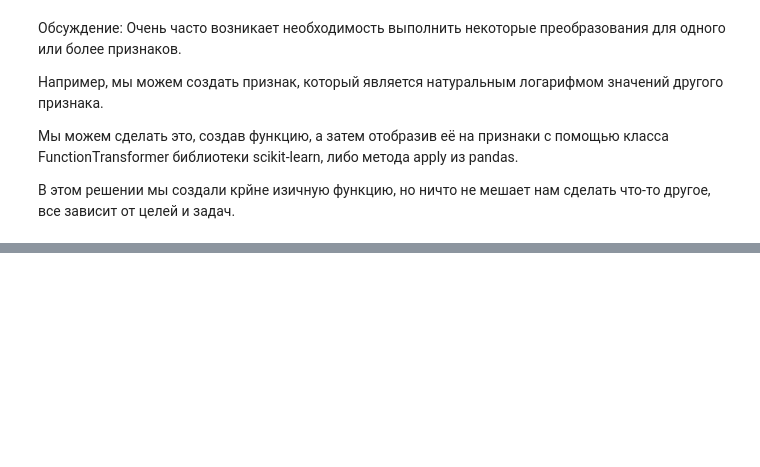
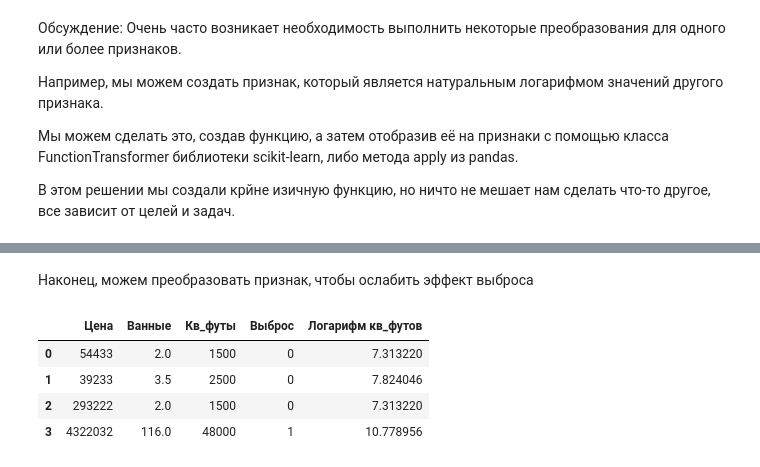
Before and after one commit to agregik/MachineLearning, a Jupyter notebook: machine_learning (4 part).ipynb, the cells around one changed output, grey strips where cells are left out. Cells and saved outputs as stored; diff of their text form; code cells hidden in the pictures; blank space fills up the shorter version.

```diff
--- a/machine_learning (4 part).ipynb
+++ b/machine_learning (4 part).ipynb
@@ -333,0 +412,11 @@ df.apply(add_ten)
+# %%
+import pandas as pd
+
+# Создаю фрейм данных
+houses = pd.DataFrame()
+houses['Цена'] = [54433, 39233, 293222, 4322032]
+houses['Ванные'] = [2, 3.5, 2, 116]
+houses['Кв_футы'] = [1500, 2500, 1500, 48000]
+
+# Отфильтровать наблюдения
+houses[houses['Ванные'] < 20]
@@ -333,0 +430,8 @@ df.apply(add_ten)
+# %%
+import numpy as np
+
+# Создать признак на булева условия
+houses['Выброс'] = np.where(houses['Ванные'] < 20, 0 , 1)
+
+# Показать данные:
+houses
@@ -333,0 +444,14 @@ df.apply(add_ten)
+# %% [markdown]
+Наконец, можем преобразовать признак, чтобы ослабить эффект выброса
+# %%
+# Взять логарифм признака
+houses['Логарифм кв_футов'] = [np.log(x) for x in houses['Кв_футы']]
+
+# Смотрим данные
+houses
+# %% [output]
+|  | Цена | Ванные | Кв_футы | Выброс | Логарифм кв_футов |
+| 0 | 54433 | 2.0 | 1500 | 0 | 7.313220 |
+| 1 | 39233 | 3.5 | 2500 | 0 | 7.824046 |
+| 2 | 293222 | 2.0 | 1500 | 0 | 7.313220 |
+| 3 | 4322032 | 116.0 | 48000 | 1 | 10.778956 |
```
Also changed, not shown: parts of 17 cells of this notebook.
